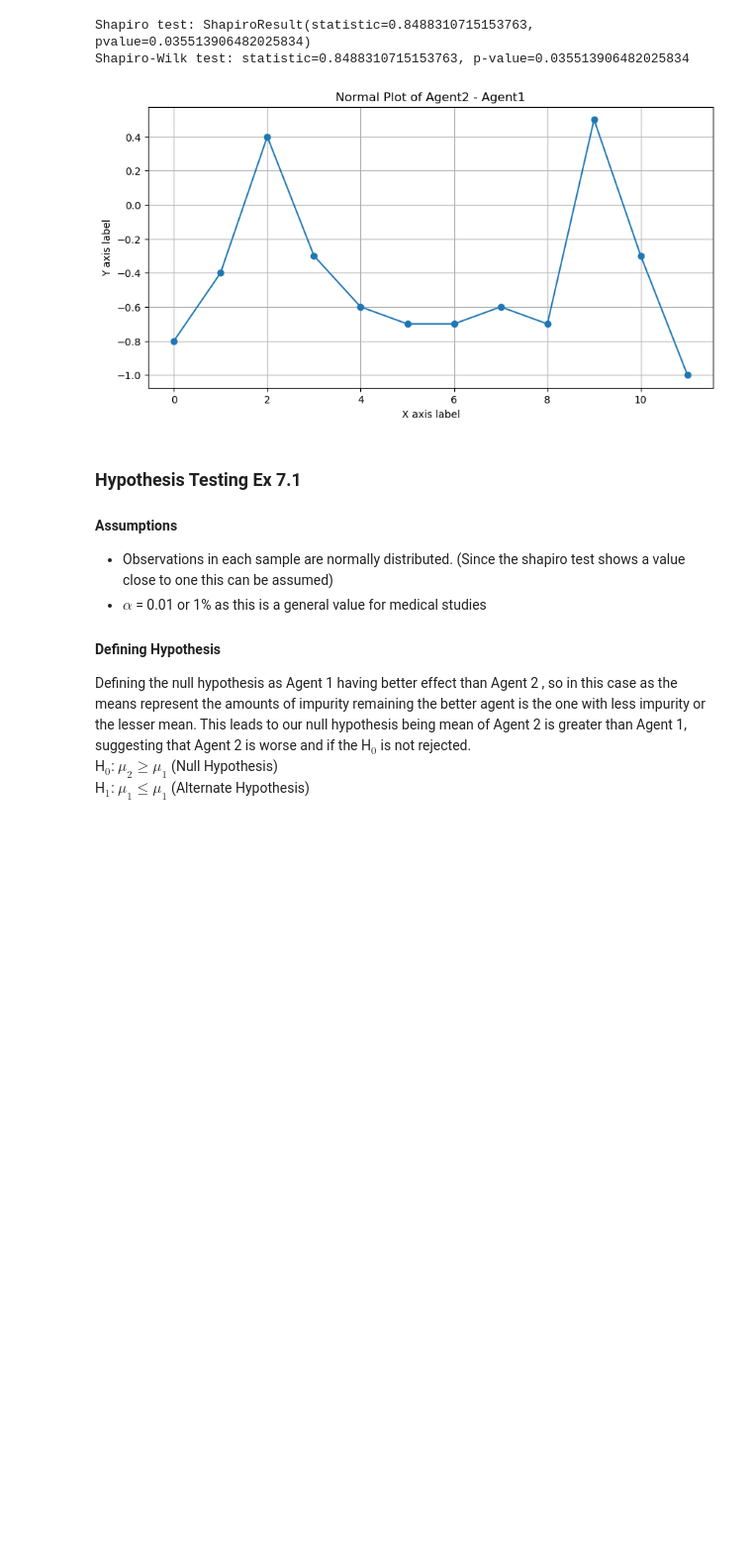
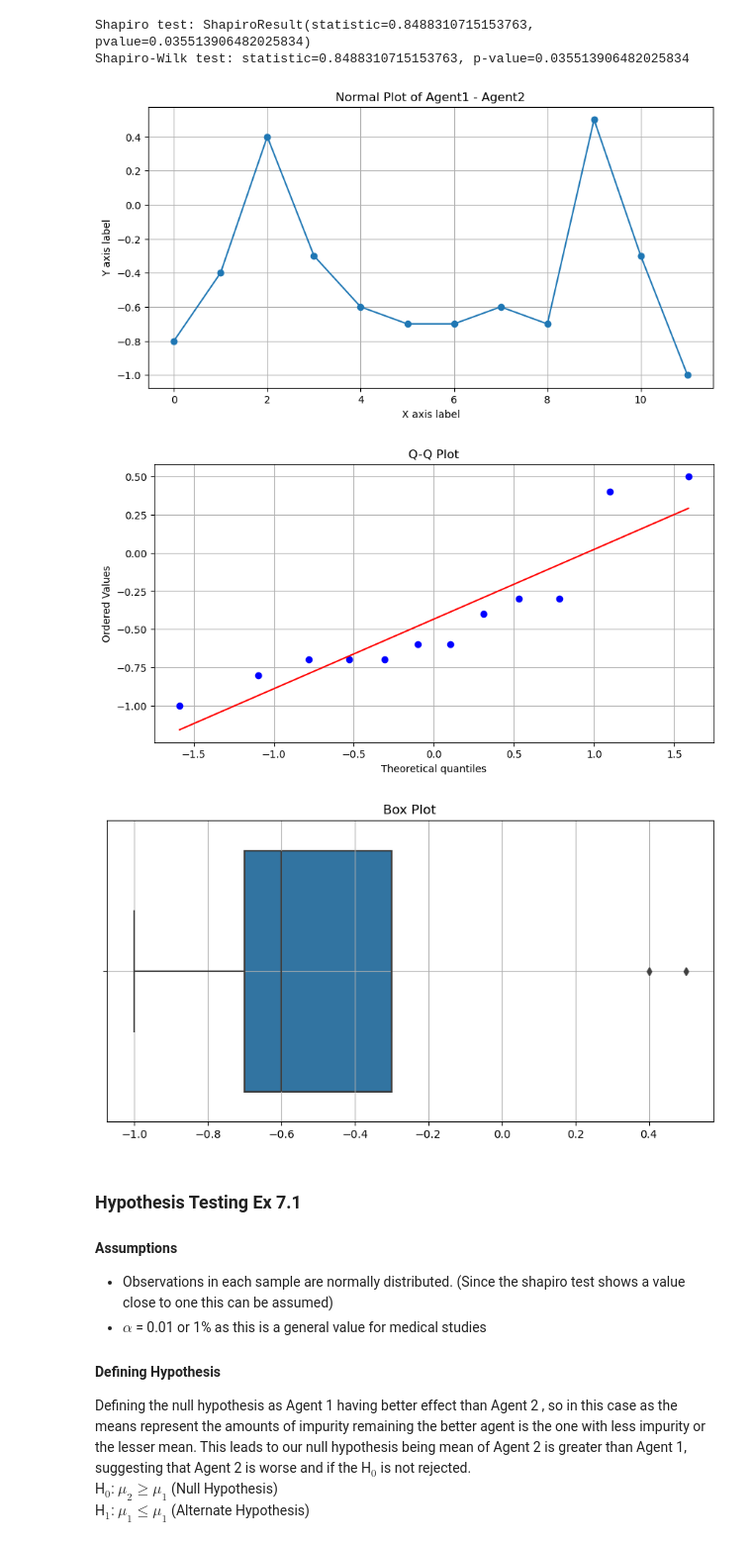
Before and after one commit to prannoymulmi/RM-Stats, a Jupyter notebook: Unit7.ipynb, the cells around one changed output. Shown at 99% size. Drawn from its saved outputs; the diff is of its cells as text; code cells hidden in the pictures; blank space fills up the shorter version.

```diff
--- a/Unit7.ipynb
+++ b/Unit7.ipynb
@@ -50,16 +50,31 @@ Shapiro test: ShapiroResult(statistic=0.8488310715153763, pvalue=0.0355139064820
 Shapiro-Wilk test: statistic=0.8488310715153763, p-value=0.035513906482025834
 # %%
 import matplotlib.pyplot as plt
+import seaborn as sns
 # Creating the plot
 plt.figure(figsize=(10, 5))
 plt.plot(np.arange(len(data)),data, marker='o')  # Line plot with markers
-plt.title('Normal Plot of Agent2 - Agent1')
+plt.title('Normal Plot of Agent1 - Agent2')
 plt.xlabel('X axis label')
 plt.ylabel('Y axis label')
 plt.grid(True)
 plt.show()
+
+plt.figure(figsize=(10, 5))
+stats.probplot(data, dist="norm", plot=plt)
+plt.title('Q-Q Plot')
+plt.grid(True)
+plt.show()
+
+plt.figure(figsize=(10, 5))
+sns.boxplot(x=data)
+plt.title('Box Plot')
+plt.grid(True)
+plt.show()
 # %% [output]
 [figure]
+[figure, added]
+[figure, added]
 # %% [markdown]
 ### Hypothesis Testing Ex 7.1
 
```
